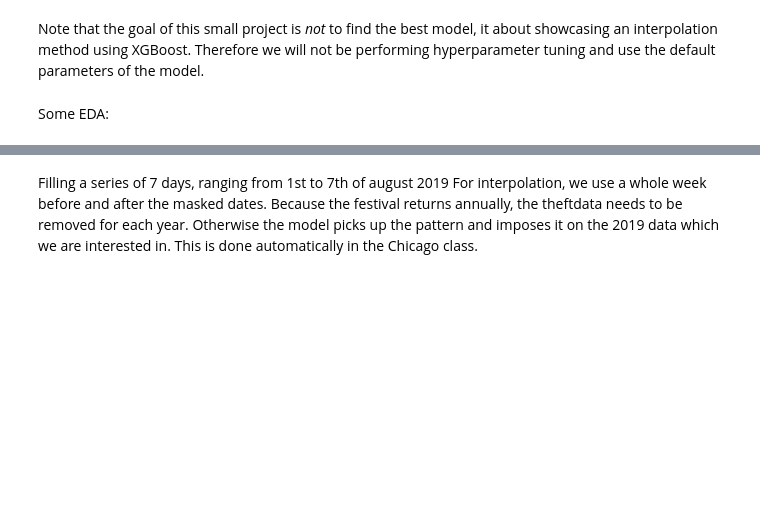
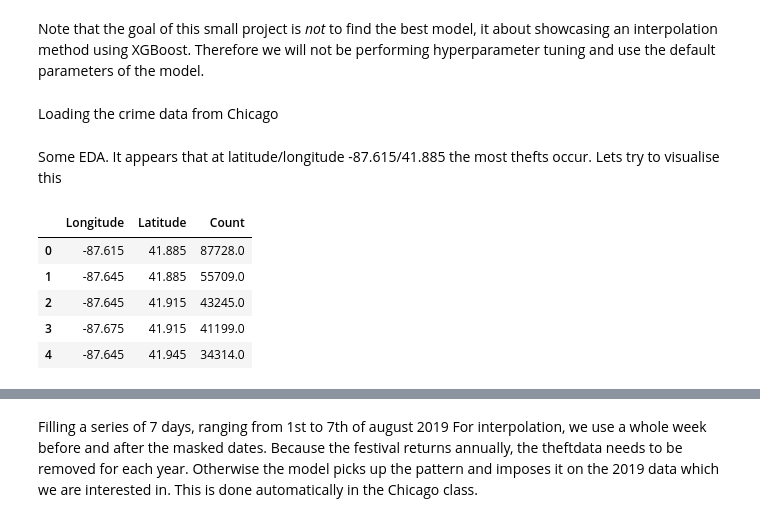
Before and after one commit to Sgouwens/Chicago-model, a Jupyter notebook: chicago analysis.ipynb, the cells around one changed output, grey strips where cells are left out. Saved outputs shown, nothing was run; the diff lists cells and outputs as text; code cells hidden in the pictures; blank space fills up the shorter version.

```diff
--- a/chicago analysis.ipynb
+++ b/chicago analysis.ipynb
@@ -26,3 +28,5 @@ from Chicagodata import Chicago
 import pandas as pd
 import numpy as np
 import seaborn as sns
+# %% [markdown]
+Loading the crime data from Chicago
@@ -29,7 +35,18 @@ import seaborn as sns
 # %% [markdown]
-Some EDA:
+Some EDA. It appears that at latitude/longitude -87.615/41.885 the most thefts occur. Lets try to visualise this
 # %%
-data_agg = data.data_predict
-data_agg = data_agg[(41.855 <= data_agg["Latitude"]) & (data_agg["Latitude"] <= 41.885)]
-data_agg = data_agg[(-87.705 <= data_agg["Longitude"]) & (data_agg["Longitude"] <= -87.615)]
-data_agg = data_agg[data_agg["Date"].dt.year >= 2019]
+df = data.data
+
+(df.groupby(["Longitude", "Latitude"])['Count']
+ .sum()
+ .sort_values(ascending=False)
+ .reset_index()
+ .head()
+)
+# %% [output]
+|  | Longitude | Latitude | Count |
+| 0 | -87.615 | 41.885 | 87728.0 |
+| 1 | -87.645 | 41.885 | 55709.0 |
+| 2 | -87.645 | 41.915 | 43245.0 |
+| 3 | -87.675 | 41.915 | 41199.0 |
+| 4 | -87.645 | 41.945 | 34314.0 |
```
Also changed, not shown: parts of 14 cells of this notebook.
